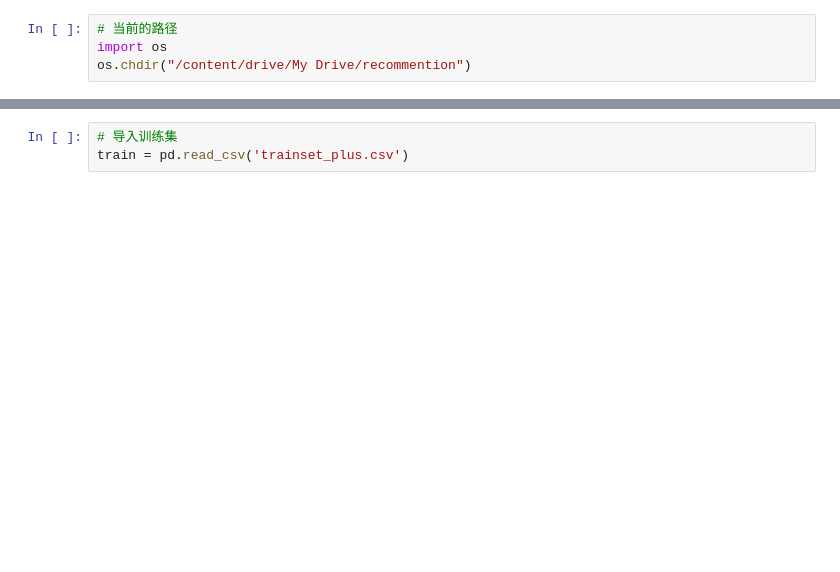
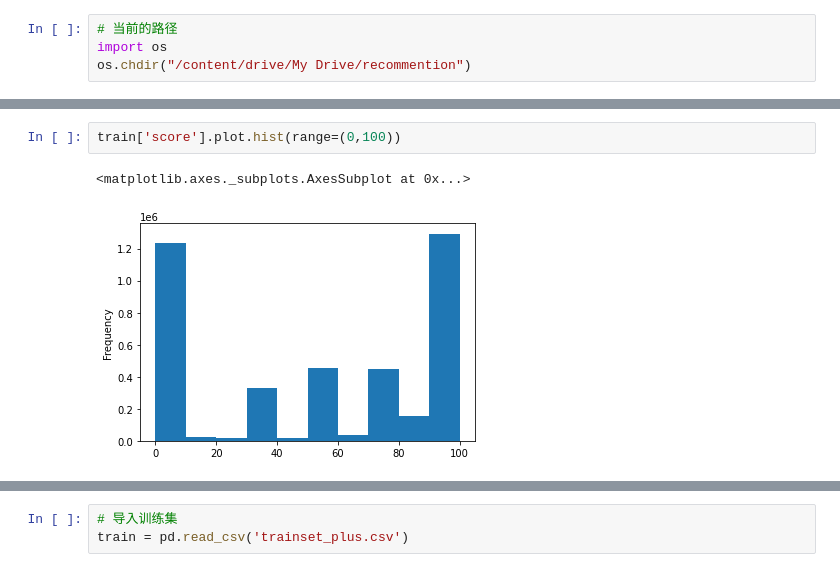
Before and after one commit to Joshua-li-yi/recommendation_system, a Jupyter notebook: ml.ipynb, the cells around one changed output, grey strips where cells are left out. Saved outputs shown, nothing was run; the diff lists cells and outputs as text; blank space fills up the shorter version.

```diff
--- a/ml.ipynb
+++ b/ml.ipynb
@@ -36,0 +114,5 @@ import pandas as pd
+# %%
+train['score'].plot.hist(range=(0,100))
+# %% [output]
+<matplotlib.axes._subplots.AxesSubplot at 0x...>
+[figure, added]
```
Also changed, not shown: parts of 41 cells of this notebook.
